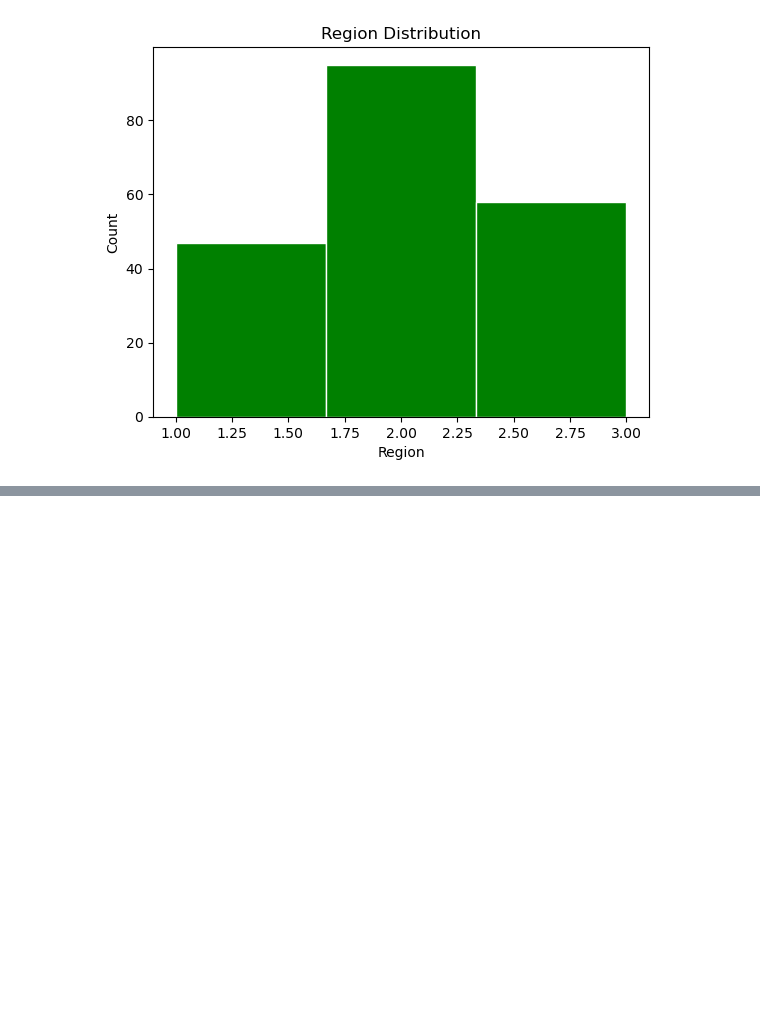
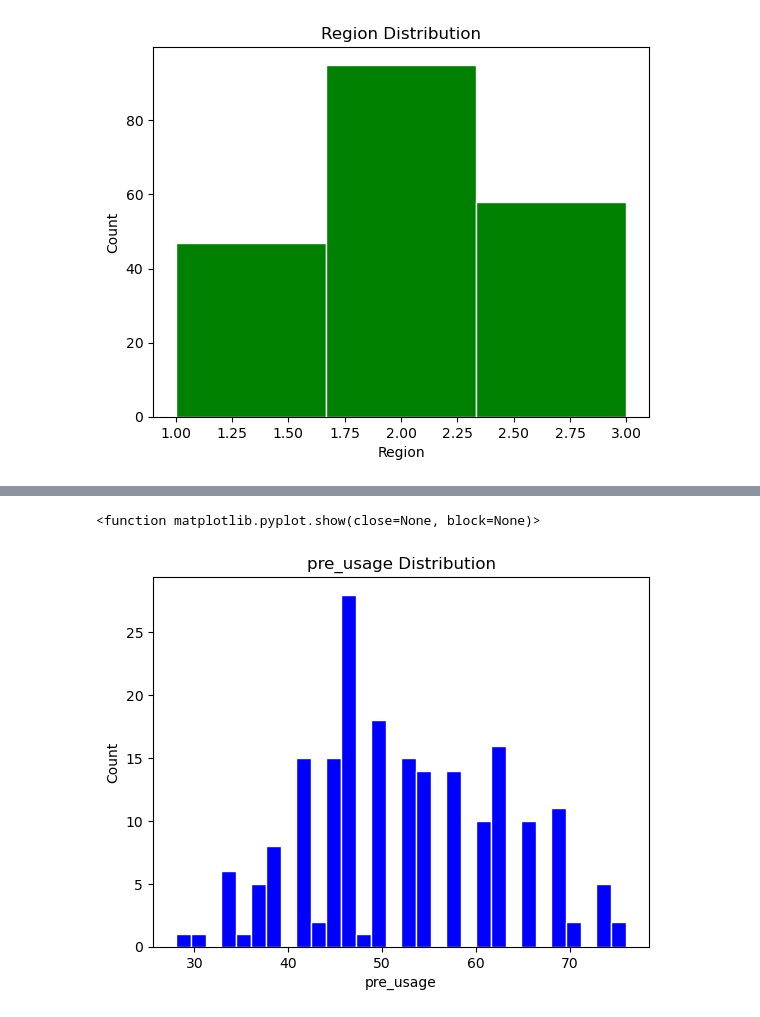
Before and after one commit to KhadafiZubaidiDev/my-projects, a Jupyter notebook: advanced-statistic-project/main.ipynb, the cells around one changed output, grey strips where cells are left out. Cells and saved outputs as stored; diff of their text form; code cells hidden in the pictures; blank space fills up the shorter version.

```diff
--- a/advanced-statistic-project/main.ipynb
+++ b/advanced-statistic-project/main.ipynb
@@ -203,0 +222,9 @@ plt.show
+# %%
+plt.hist(df['pre_usage'],bins=30,edgecolor="white",color="blue")
+plt.title('pre_usage Distribution')
+plt.xlabel('pre_usage')
+plt.ylabel('Count')
+plt.show
+# %% [output]
+<function matplotlib.pyplot.show(close=None, block=None)>
+[figure, added]
```
Also changed, not shown: parts of 16 cells of this notebook.
